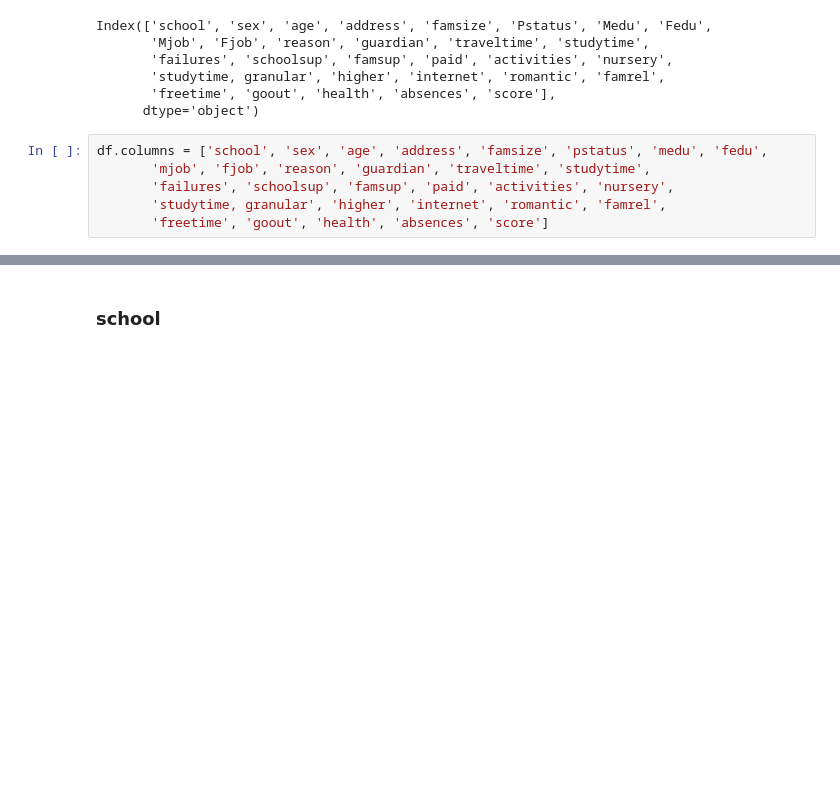
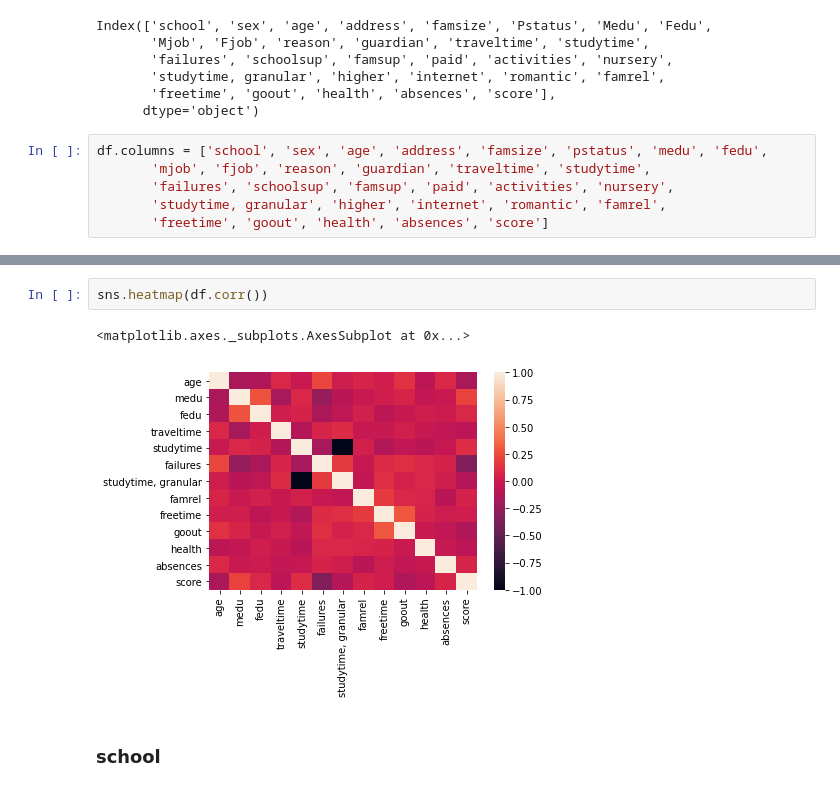
Before and after one commit to Golovolastik/skillfactory_rds, a Jupyter notebook: module_2/stud_math.ipynb, the cells around one changed output, grey strips where cells are left out. Drawn from its saved outputs; the diff is of its cells as text; blank space fills up the shorter version.

```diff
--- a/module_2/stud_math.ipynb
+++ b/module_2/stud_math.ipynb
@@ -65,6 +65,11 @@ df.corr()
 | health | -0.065946 | -0.045051 | 0.027251 | -0.021531 | -0.080016 | 0.081284 | 0.080016 | 0.077474 | 0.061575 | ... |
 | absences | 0.093592 | -0.011944 | 0.004695 | -0.048215 | -0.026544 | 0.057391 | 0.026544 | -0.082609 | 0.009292 | ... |
 | score | -0.155726 | 0.213349 | 0.078573 | -0.070559 | 0.115741 | -0.344338 | -0.115741 | 0.057112 | 0.019026 | ... |
+# %%
+sns.heatmap(df.corr())
+# %% [output]
+<matplotlib.axes._subplots.AxesSubplot at 0x...>
+[figure, added]
 # %% [markdown]
 ### school
 # %%
```
Also changed, not shown: parts of 1 cell of this notebook.
